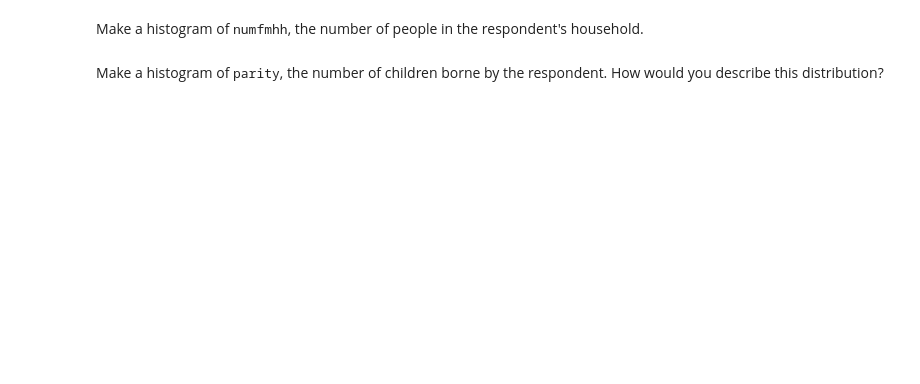
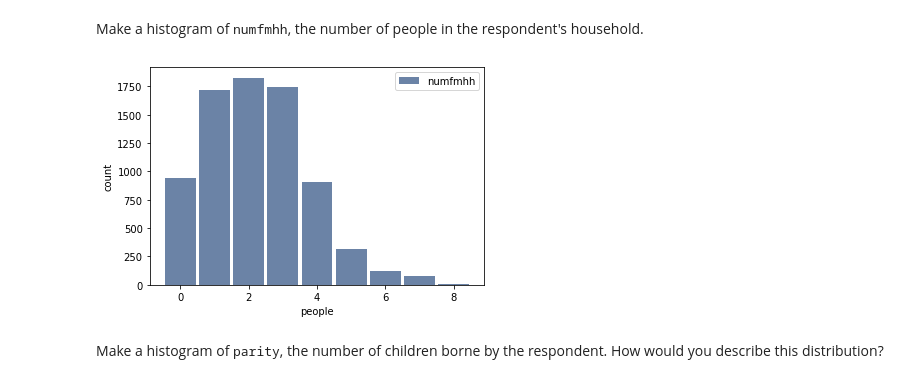
Before and after one commit to chriys/ThinkStats2, a Jupyter notebook: code/chap02ex.ipynb, the cells around one changed output. Cells and saved outputs as stored; diff of their text form; code cells hidden in the pictures; blank space fills up the shorter version.

```diff
--- a/code/chap02ex.ipynb
+++ b/code/chap02ex.ipynb
@@ -256,2 +289,9 @@ Make a histogram of <tt>numfmhh</tt>, the number of people in the respondent's h
+# %%
+# Solution goes here
+n_hist = thinkstats2.Hist(resp.numfmhh, label='numfmhh')
+thinkplot.Hist(n_hist)
+thinkplot.Config(xlabel='people', ylabel='count')
+# %% [output]
+[figure, added]
 # %% [markdown]
 Make a histogram of <tt>parity</tt>, the number of children borne by the respondent.  How would you describe this distribution?
```
Also changed, not shown: parts of 24 cells of this notebook, 1 other file.
